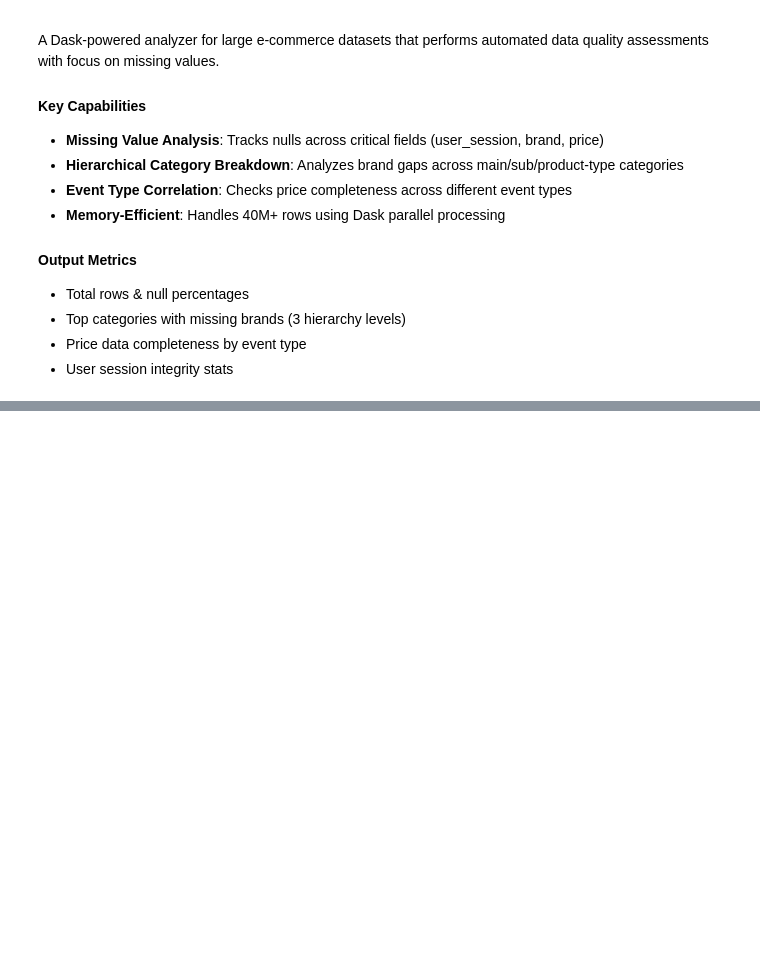
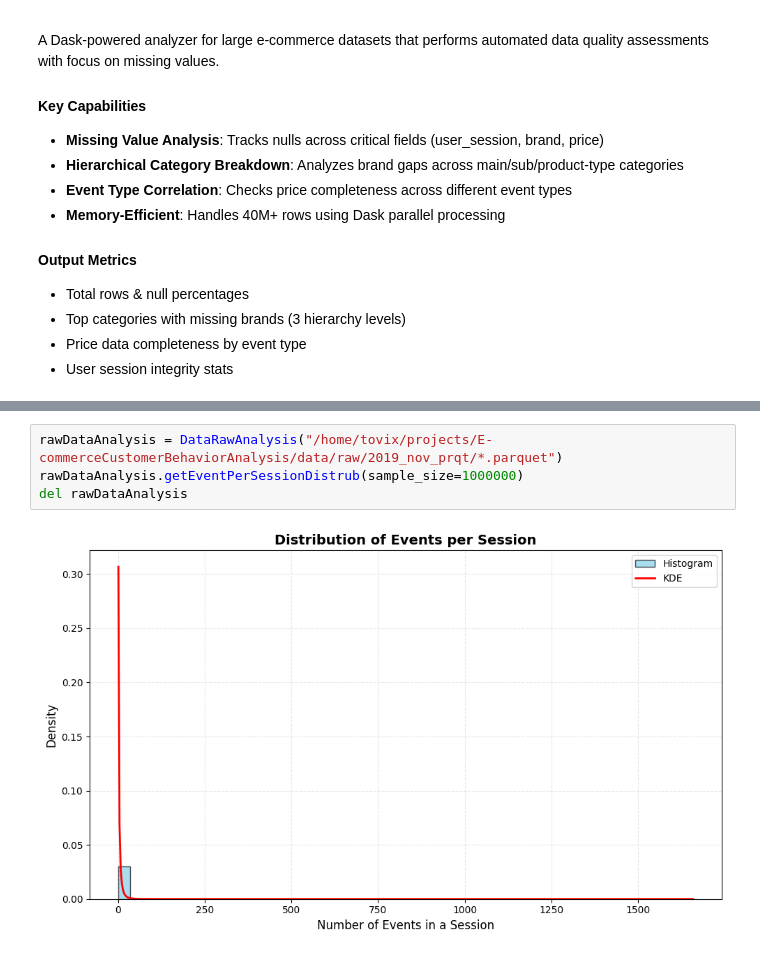
Before and after one commit to Tovix/E-commerceCustomerBehaviorAnalysis, a Jupyter notebook: notebooks/01_data_cleaning.ipynb, the cells around one changed output, grey strips where cells are left out. Drawn from its saved outputs; the diff is of its cells as text; blank space fills up the shorter version.

```diff
--- a/notebooks/01_data_cleaning.ipynb
+++ b/notebooks/01_data_cleaning.ipynb
@@ -325,0 +496,6 @@ The Category-Aware approach ensures we handle missing brand data in a way that a
+# %%
+rawDataAnalysis = DataRawAnalysis("/home/tovix/projects/E-commerceCustomerBehaviorAnalysis/data/raw/2019_nov_prqt/*.parquet")
+rawDataAnalysis.getEventPerSessionDistrub(sample_size=1000000)
+del rawDataAnalysis
+# %% [output]
+[figure, added]
```
Also changed, not shown: parts of 25 cells of this notebook.
